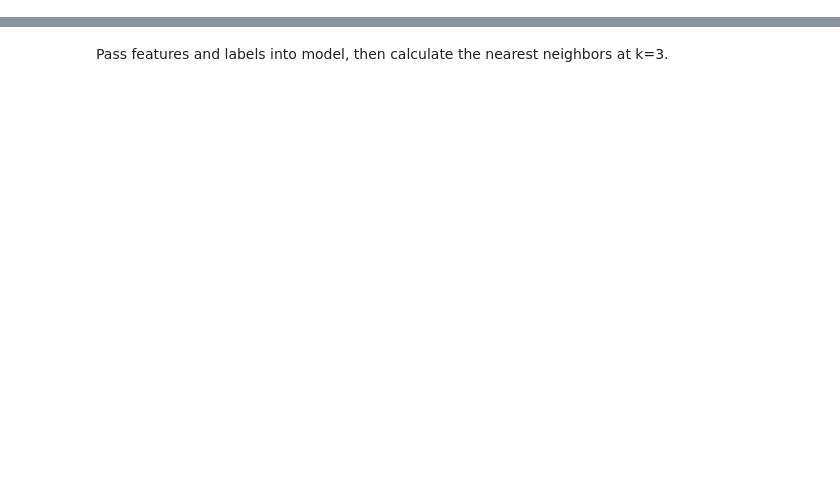
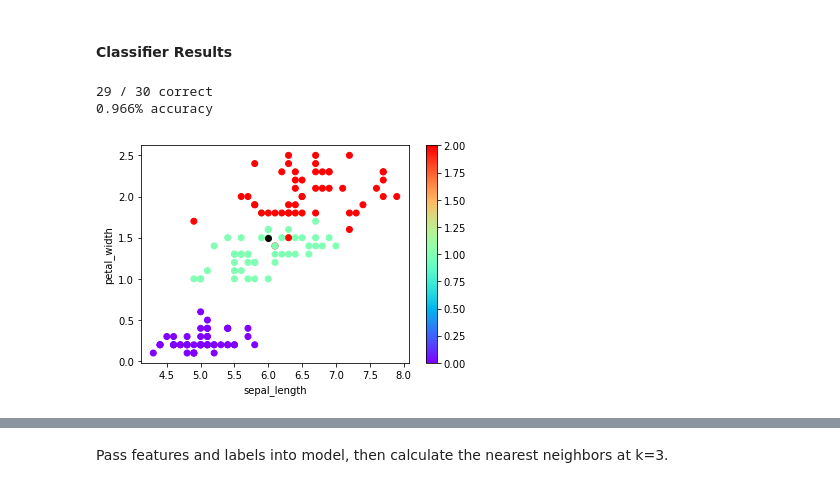
Before and after one commit to Dropout-Analytics/cuml_knn, a Jupyter notebook: knn.ipynb, the cells around one changed output, grey strips where cells are left out. Drawn from its saved outputs; the diff is of its cells as text; code cells hidden in the pictures; blank space fills up the shorter version.

```diff
--- a/knn.ipynb
+++ b/knn.ipynb
@@ -28,0 +125,32 @@ df.species.unique()
+# %% [markdown]
+#### Classifier Results
+# %%
+n_correct = len(df.loc[df['actual']==df['predicted']])
+n_possible = len(df)
+
+print(f'{n_correct} / {n_possible} correct\n{str(n_correct / n_possible)[:5]}% accuracy')
+# %% [output]
+29 / 30 correct
+0.966% accuracy
+# %%
+df_correct = df.loc[df['actual'] == df['predicted']]
+df_incorrect = df.loc[df['actual'] != df['predicted']]
+# %%
+plt.xlabel('sepal_length'), plt.ylabel('petal_width')
+
+# plot training instances (rainbow) + colorbar
+plt.scatter(x=X_train['sepal_length'].to_pandas(), y=X_train['petal_width'].to_pandas(),
+            c=y_train.to_pandas(), cmap='rainbow')
+plt.colorbar()
+
+# plot correctly predicted instances (rainbow)
+plt.scatter(x=df_correct['sepal_length'].to_pandas(), y=df_correct['petal_width'].to_pandas(),
+            c=df_correct['actual'].to_pandas(), cmap='rainbow')
+
+# plot incorrectly predicted instances (black) (except if cudf.Series)
+try:
+    plt.scatter(x=df_incorrect['sepal_length'].to_pandas(), y=df_incorrect['petal_width'].to_pandas(), color='k')
+except:
+    plt.scatter(x=df_incorrect['sepal_length'], y=df_incorrect['petal_width'], color='k')
+# %% [output]
+[figure, added]
```
Also changed, not shown: parts of 56 cells of this notebook.
